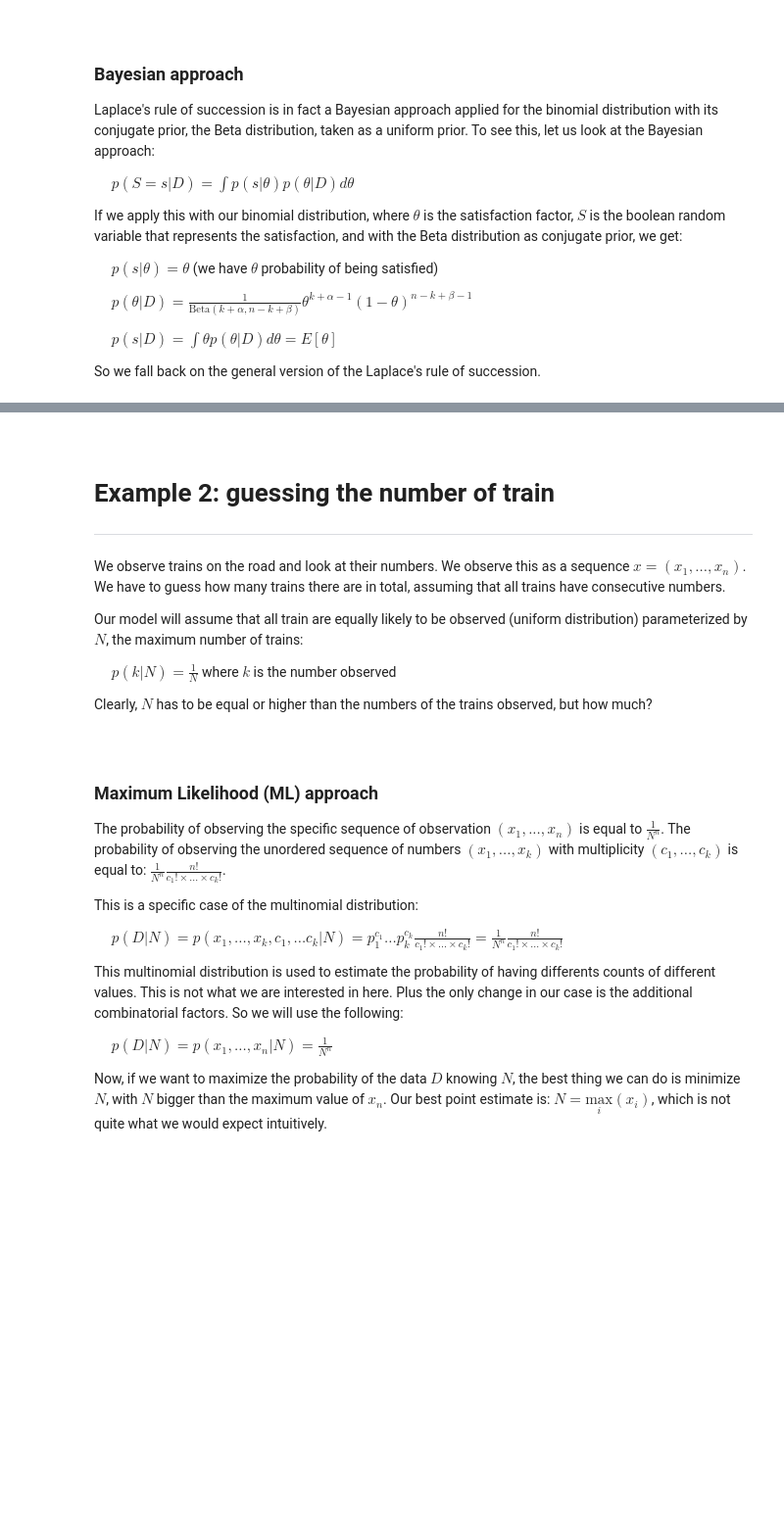
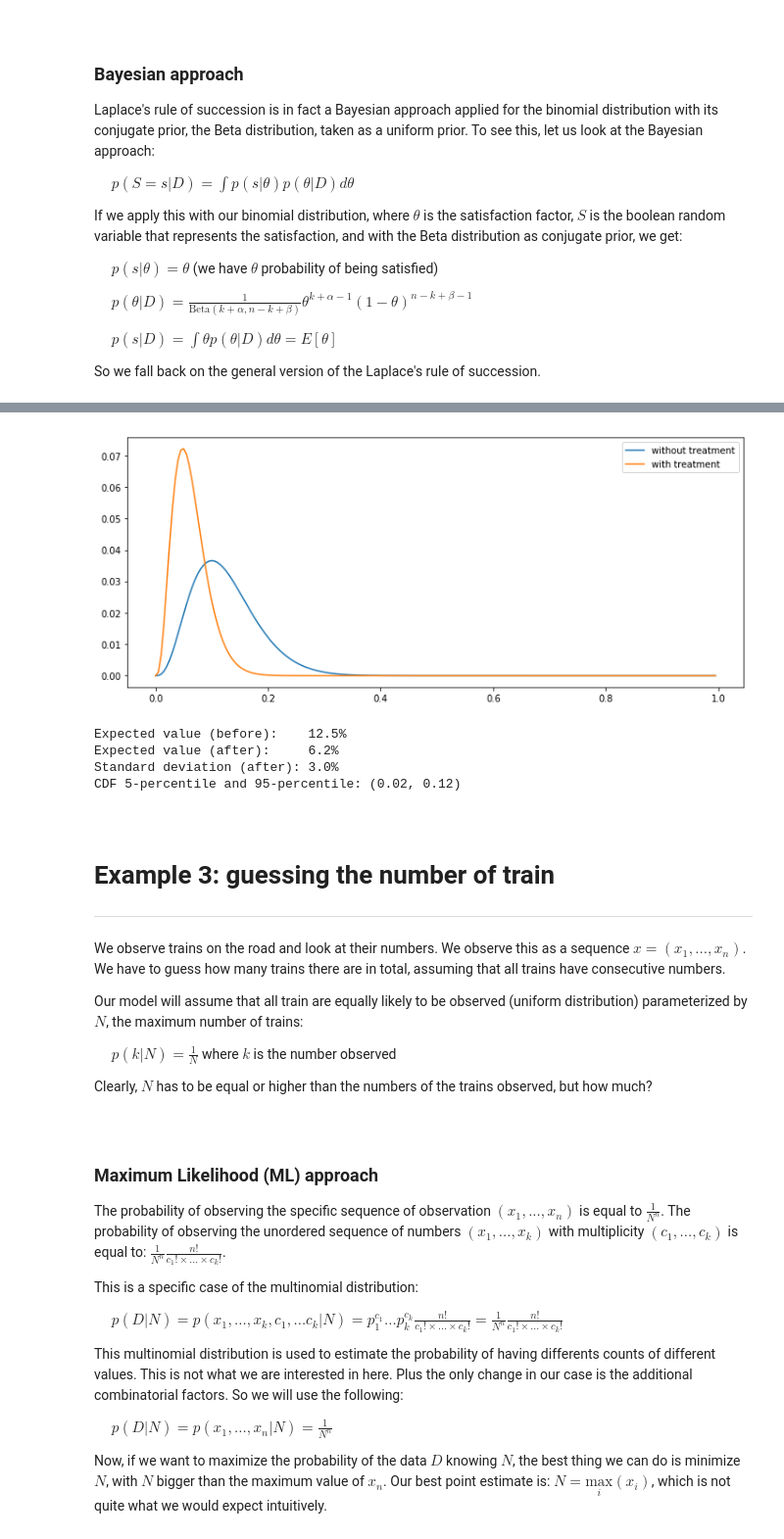
Before and after one commit to QuentinDuval/MLIntro, a Jupyter notebook: ml/0_basic_inference.ipynb, the cells around one changed output, grey strips where cells are left out. Shown at 98% size. Cells and saved outputs as stored; diff of their text form; code cells hidden in the pictures; blank space fills up the shorter version.

```diff
--- a/ml/0_basic_inference.ipynb
+++ b/ml/0_basic_inference.ipynb
@@ -358,7 +421,55 @@ So we fall back on the general version of the Laplace's rule of succession.
+# %%
+def pdf_binomial(p: float, k: int, n: int):
+    return binom(n, k) * p ** k * (1-p)**(n-k)
+
+def beta_distribution(alpha, beta, ps):
+    # return ps**(alpha-1) * (1-ps)**(beta-1) * gamma(alpha) * gamma(beta) / gamma(alpha + beta)
+    beta = stats.beta(alpha, beta)
+    return beta.pdf(ps)
+
+def confidence_interval(ps, posterior):
+    cum_posterior = np.cumsum(posterior)
+    lo = bisect.bisect_left(cum_posterior, 0.05)
+    hi = bisect.bisect_left(cum_posterior, 0.95)
+    return ps[lo], ps[hi]
+
+
+k_control = 4  # 4
+n_control = 32 # 32
+k_test = 0     # 0
+n_test = 32    # 32
+
+ps = np.arange(0., 1., 0.005)
+prior = beta_distribution(k_control, n_control - k_control, ps)
+prior /= np.sum(prior)
+likelihood = pdf_binomial(ps, k_test, n_test)
+posterior = likelihood * prior
+posterior /= np.sum(posterior)
+
+_, ax = plt.subplots(figsize=(12,5), ncols=1)
+ax.plot(ps, prior, label='without treatment')
+ax.plot(ps, posterior, label='with treatment')
+plt.legend()
+plt.show()
+
+expected = np.sum(ps*posterior)
+variance = np.sum(ps*ps*posterior) - expected ** 2
+deviation = np.sqrt(variance)
+
+print("Expected value (before):    {:.1f}%".format(100 * np.sum(ps*prior)))
+print("Expected value (after):     {:.1f}%".format(100 * expected))
+print("Standard deviation (after): {:.1f}%".format(100 * deviation))
+print("CDF 5-percentile and 95-percentile:", confidence_interval(ps, posterior))
+# %% [output]
+[figure, added]
+Expected value (before):    12.5%
+Expected value (after):     6.2%
+Standard deviation (after): 3.0%
+CDF 5-percentile and 95-percentile: (0.02, 0.12)
 # %% [markdown]
 <br>
 
-# Example 2: guessing the number of train
+# Example 3: guessing the number of train
 ---
 
 We observe trains on the road and look at their numbers. We observe this as a sequence $x=(x_1,...,x_n)$. We have to guess how many trains there are in total, assuming that all trains have consecutive numbers.
```
Also changed, not shown: parts of 10 cells of this notebook.
